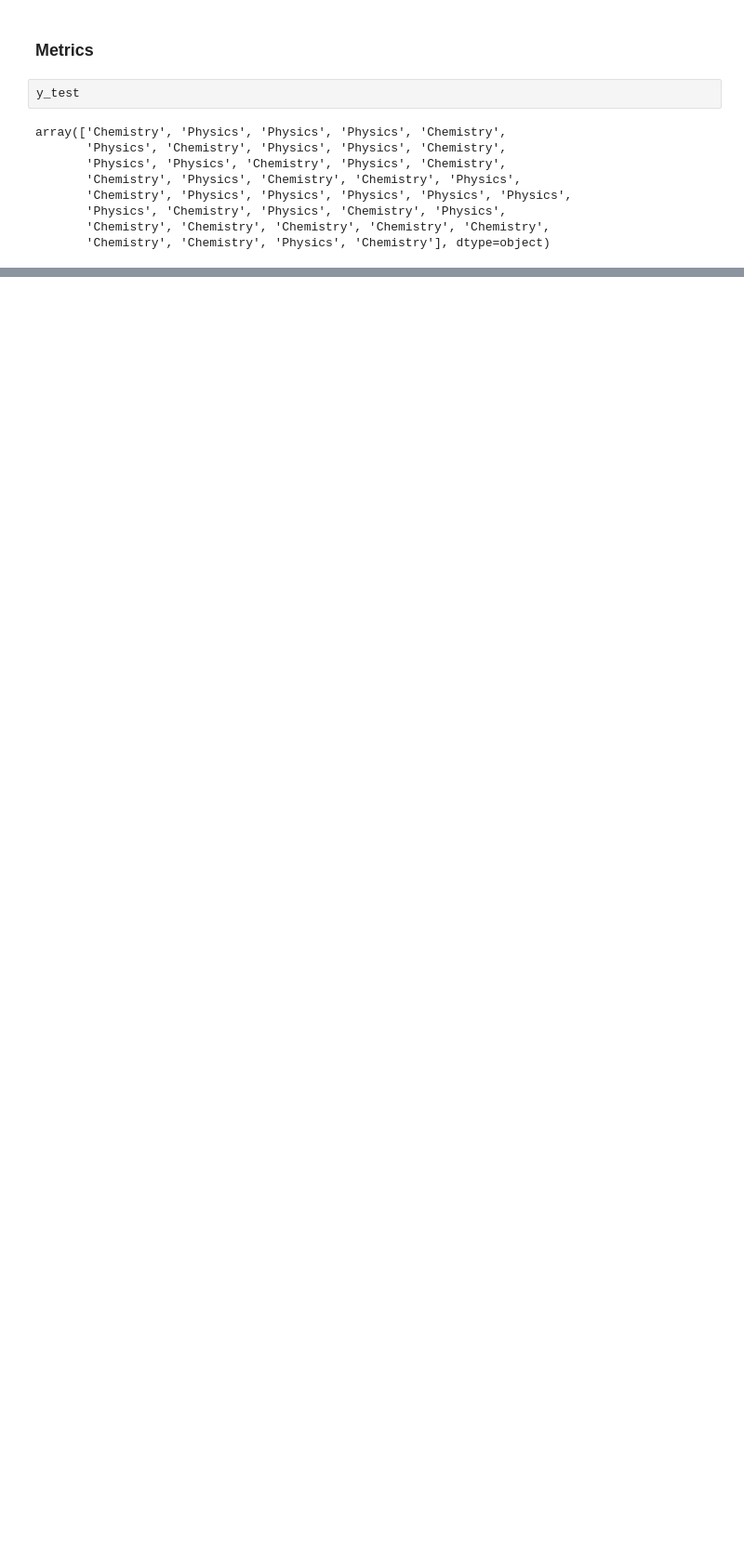
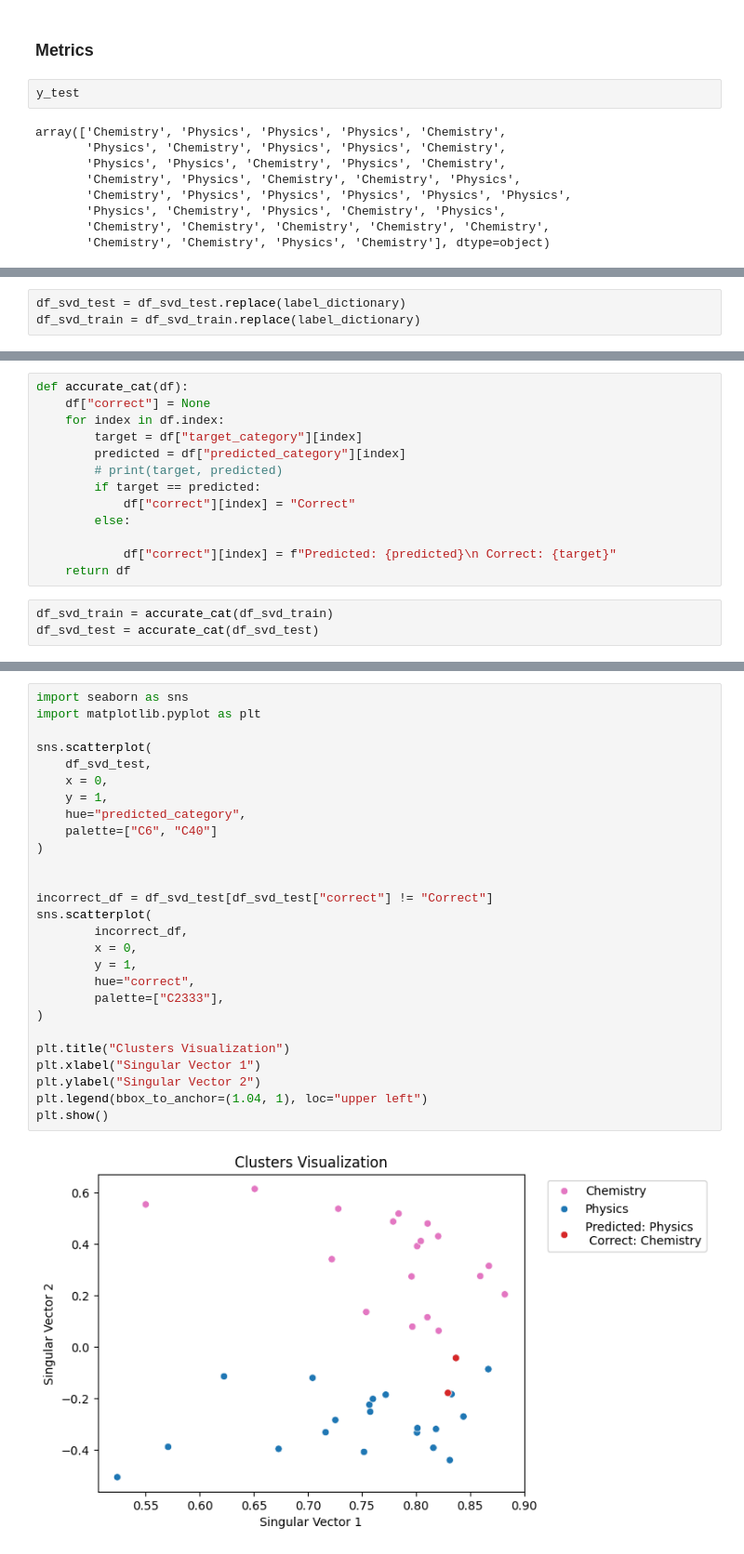
Before and after one commit to alberto-lorente/stir-fried-data, a Jupyter notebook: Clustering_1. Biography-based_Clusters.ipynb, the cells around one changed output, grey strips where cells are left out. Shown at 93% size. Saved outputs shown, nothing was run; the diff lists cells and outputs as text; blank space fills up the shorter version.

Commit message:
ADDED VISUALIZATION FOR BIO CLUSTERS

```diff
--- a/Clustering_1. Biography-based_Clusters.ipynb
+++ b/Clustering_1. Biography-based_Clusters.ipynb
@@ -225,0 +251,3 @@ Adjusted Rand-Index: 1.000
+# %%
+df_svd_test = df_svd_test.replace(label_dictionary)
+df_svd_train = df_svd_train.replace(label_dictionary)
@@ -225,0 +258,16 @@ Adjusted Rand-Index: 1.000
+# %%
+def accurate_cat(df):
+    df["correct"] = None
+    for index in df.index:
+        target = df["target_category"][index]
+        predicted = df["predicted_category"][index]
+        # print(target, predicted)
+        if target == predicted:
+            df["correct"][index] = "Correct"
+        else:
+
+            df["correct"][index] = f"Predicted: {predicted}\n Correct: {target}"
+    return df
+# %%
+df_svd_train = accurate_cat(df_svd_train)
+df_svd_test = accurate_cat(df_svd_test)
@@ -225,0 +292,29 @@ Adjusted Rand-Index: 1.000
+# %%
+import seaborn as sns
+import matplotlib.pyplot as plt
+
+sns.scatterplot(
+    df_svd_test,
+    x = 0,
+    y = 1,
+    hue="predicted_category",
+    palette=["C6", "C40"]
+)
+
+
+incorrect_df = df_svd_test[df_svd_test["correct"] != "Correct"]
+sns.scatterplot(
+        incorrect_df,
+        x = 0,
+        y = 1,
+        hue="correct",
+        palette=["C2333"],
+)
+
+plt.title("Clusters Visualization")
+plt.xlabel("Singular Vector 1")
+plt.ylabel("Singular Vector 2")
+plt.legend(bbox_to_anchor=(1.04, 1), loc="upper left")
+plt.show()
+# %% [output]
+[figure, added]
```
Also changed, not shown: parts of 27 cells of this notebook.
